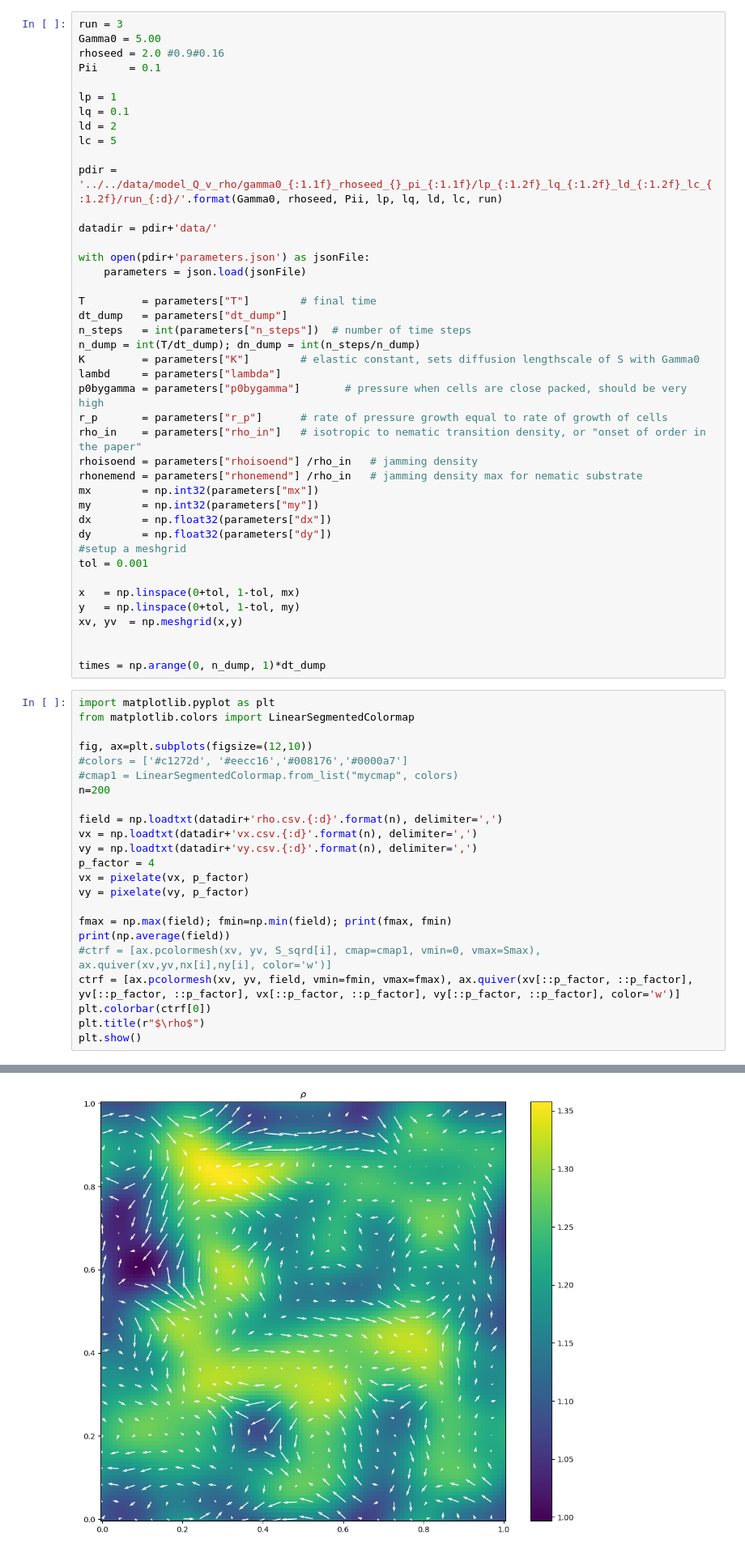
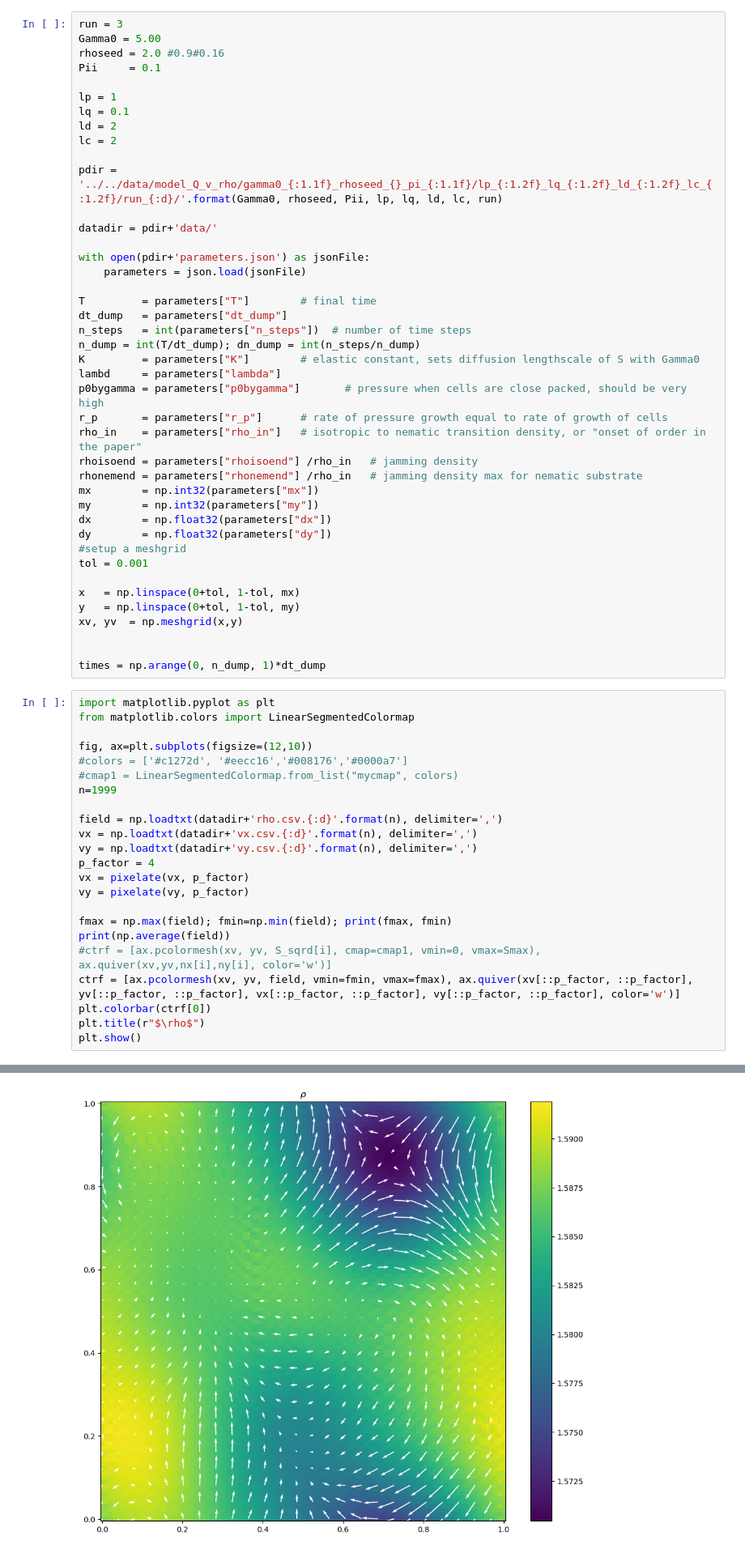
Before and after one commit to toshi-physics/myPSS, a Jupyter notebook: analysis/model_Q_v_rho/display_model_Q_v_rho.ipynb, the cells around one changed output, grey strips where cells are left out. Shown at 81% size. Cells and saved outputs as stored; diff of their text form.

```diff
--- a/analysis/model_Q_v_rho/display_model_Q_v_rho.ipynb
+++ b/analysis/model_Q_v_rho/display_model_Q_v_rho.ipynb
@@ -12,7 +12,7 @@ Pii     = 0.1
 lp = 1
 lq = 0.1
 ld = 2
-lc = 5
+lc = 2
 
 pdir = '../../data/model_Q_v_rho/gamma0_{:1.1f}_rhoseed_{}_pi_{:1.1f}/lp_{:1.2f}_lq_{:1.2f}_ld_{:1.2f}_lc_{:1.2f}/run_{:d}/'.format(Gamma0, rhoseed, Pii, lp, lq, ld, lc, run)
 
@@ -52,7 +52,7 @@ from matplotlib.colors import LinearSegmentedColormap
 fig, ax=plt.subplots(figsize=(12,10))
 #colors = ['#c1272d', '#eecc16','#008176','#0000a7']
 #cmap1 = LinearSegmentedColormap.from_list("mycmap", colors)
-n=200
+n=1999
 
 field = np.loadtxt(datadir+'rho.csv.{:d}'.format(n), delimiter=',')
 vx = np.loadtxt(datadir+'vx.csv.{:d}'.format(n), delimiter=',')
@@ -74,4 +74,4 @@ plt.show()
-[figure, old version]
+[figure, new version]
 # %%
 Rho = np.loadtxt(pdir+'/processed_data/meanrho.csv', delimiter=',')
 print(Rho[0])
```
Also changed, not shown: parts of 3 cells of this notebook, 1 other file.
